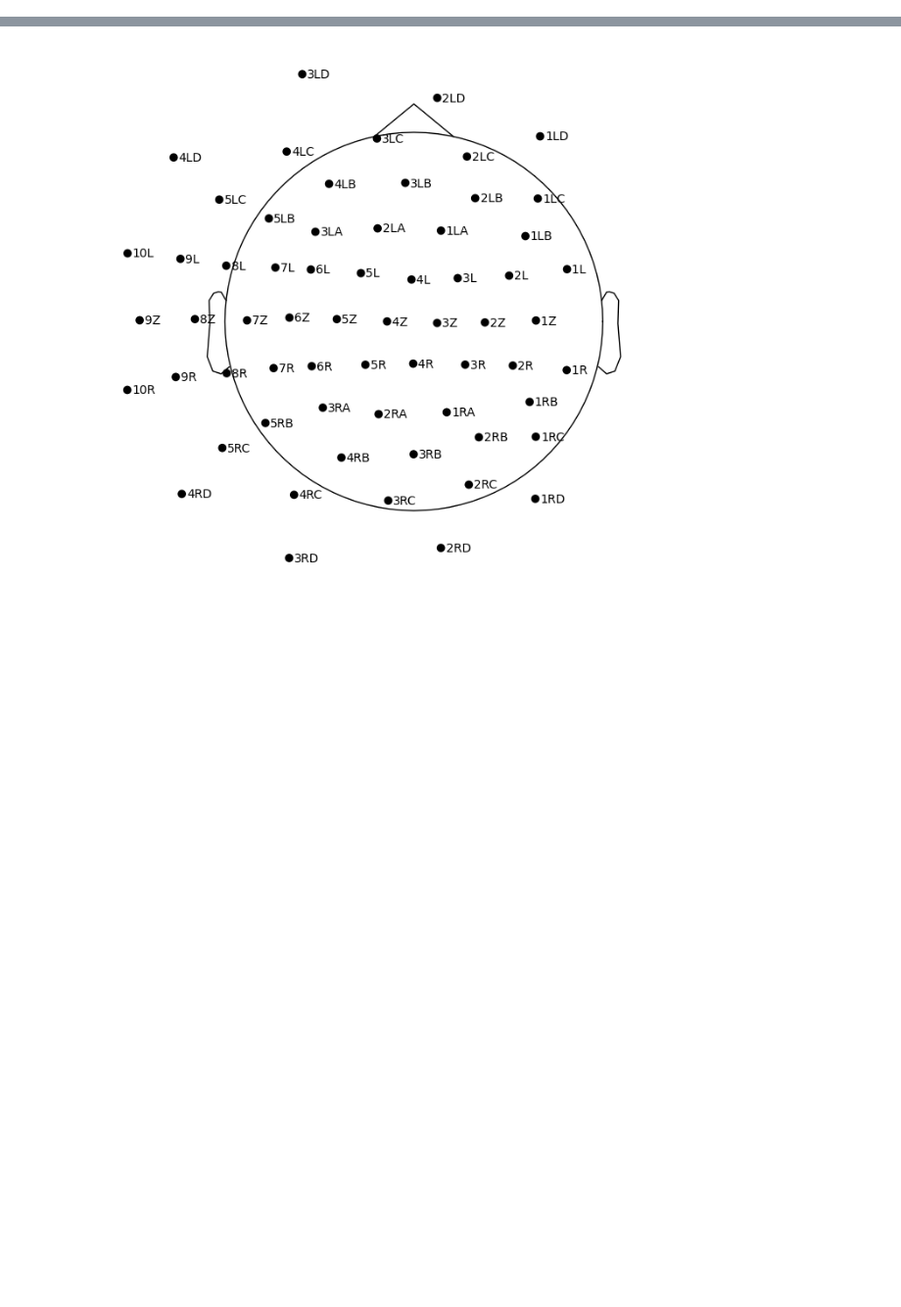
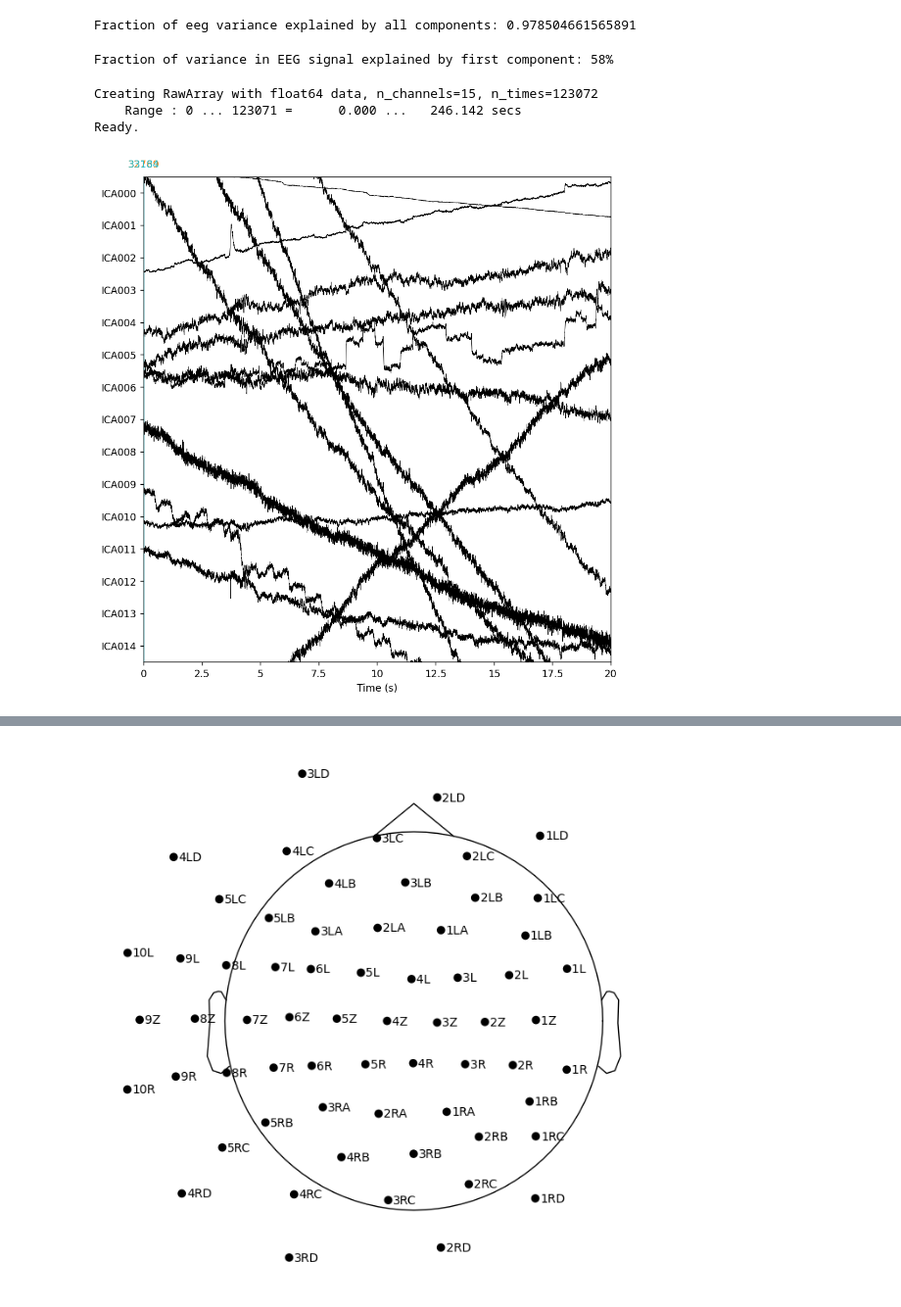
Before and after one commit to ovi-lab/EEG-oddball-task, a Jupyter notebook: src/sandbox.ipynb, the cells around one changed output, grey strips where cells are left out. Shown at 98% size. Saved outputs shown, nothing was run; the diff lists cells and outputs as text; code cells hidden in the pictures; blank space fills up the shorter version.

```diff
--- a/src/sandbox.ipynb
+++ b/src/sandbox.ipynb
@@ -11,12 +19,23 @@ configObj = Config()
 configss = configObj.getConfigSnapshot()
 # %%
 # read the raw file
-participant_id = 11
+participant_id = 211
 participant_name = 'P' + str(participant_id)
 partipant_data_path =  participant_name + '/' + participant_name +'.gdf'
 path = os.path.join(configss['root'], configss['data_dir'] , partipant_data_path )
 print(path)
 raw  = mne.io.read_raw_gdf(path, preload=True)
 
+montage = tools.helpers.getMontage()
+
+data_channels = [x for x in raw.ch_names if x not in
+                     configss['non_data_channels']]
+if configss['target_channels'] is not None:
+        data_channels = configss['target_channels']
+
+raw = raw.pick(data_channels)
+
+raw.set_montage(montage)
+
 # add filtering
 # %% [output]
@@ -192,0 +66,2 @@ mnt.plot()
+# %%
+filt_raw = raw.copy().filter(l_freq=1.0, h_freq=50)
@@ -192,0 +85,4 @@ mnt.plot()
+# %%
+ica = ICA(n_components=15, max_iter="auto", random_state=97)
+ica.fit(filt_raw)
+ica
@@ -192,0 +100,28 @@ mnt.plot()
+# %%
+explained_var_ratio = ica.get_explained_variance_ratio(filt_raw)
+for channel_type, ratio in explained_var_ratio.items():
+    print(
+        f"Fraction of {channel_type} variance explained by all components: " f"{ratio}"
+    )
+# %% [output]
+Fraction of eeg variance explained by all components: 0.978504661565891
+# %%
+explained_var_ratio = ica.get_explained_variance_ratio(
+    filt_raw, components=[0], ch_type="eeg"
+)
+# This time, print as percentage.
+ratio_percent = round(100 * explained_var_ratio["eeg"])
+print(
+    f"Fraction of variance in EEG signal explained by first component: "
+    f"{ratio_percent}%"
+)
+# %% [output]
+Fraction of variance in EEG signal explained by first component: 58%
+# %%
+raw.load_data()
+ica.plot_sources(raw, show_scrollbars=False)
+# %% [output]
+Creating RawArray with float64 data, n_channels=15, n_times=123072
+    Range : 0 ... 123071 =      0.000 ...   246.142 secs
+Ready.
+[figure, added]
```
Also changed, not shown: parts of 17 cells of this notebook.
